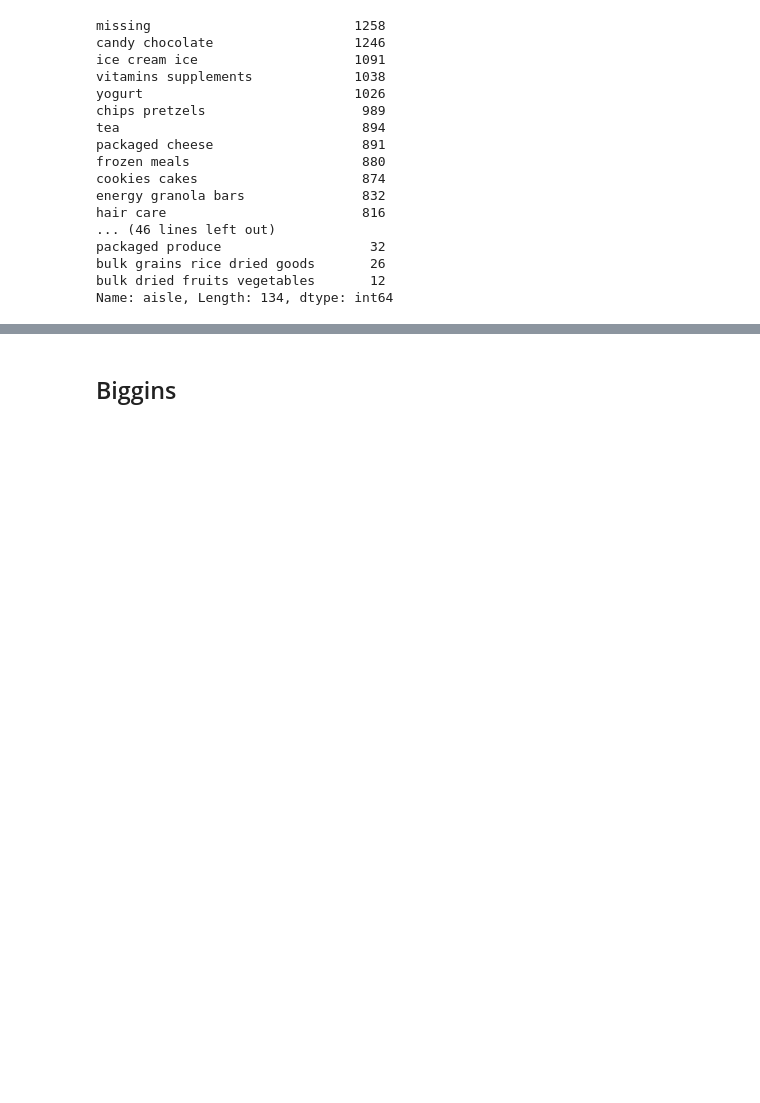
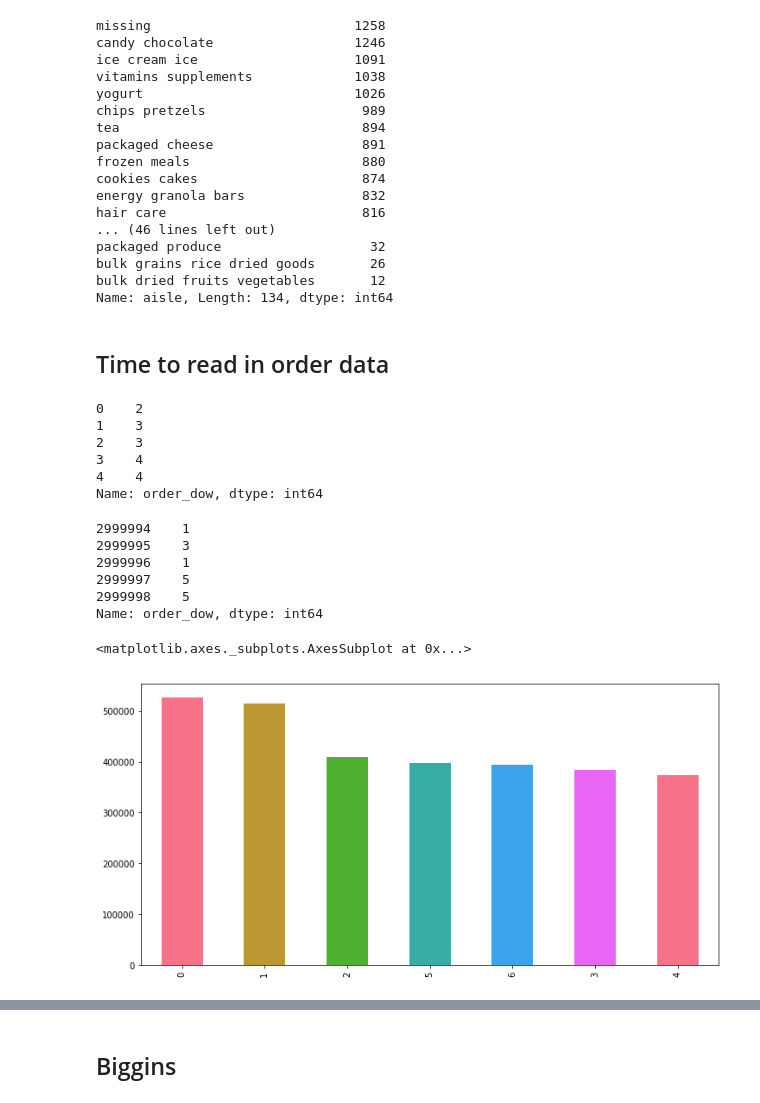
Before and after one commit to glamrock/ds-proj-notes, a Jupyter notebook: capstone_v1.ipynb, the cells around one changed output, grey strips where cells are left out. Cells and saved outputs as stored; diff of their text form; code cells hidden in the pictures; blank space fills up the shorter version.

```diff
--- a/capstone_v1.ipynb
+++ b/capstone_v1.ipynb
@@ -209,5 +219,47 @@ Name: aisle, Length: 134, dtype: int64
 #pda.hist(column='department', by='aisle');
 
 # do some groupbys instead
+# %% [markdown]
+## Time to read in order data
+# %%
+# replace numbers with day names
+#orders.order_dow.replace('', '', inplace=True)
+
+# first let's copy the column
+orders.order_dow_named = orders.order_dow.copy()
+# %%
+orders.order_dow_named.head()
+
+#orders.order_dow.head()
+# %% [output]
+0    2
+1    3
+2    3
+3    4
+4    4
+Name: order_dow, dtype: int64
+# %%
+# replace values with real names -- no idea why this didn't work (lack of memory?)
+orders.order_dow_named.replace('0', 'Monday', inplace=True)
+orders.order_dow_named.replace('1', 'Tuesday', inplace=True)
+orders.order_dow_named.replace('2', 'Wednesday', inplace=True)
+orders.order_dow_named.replace('3', 'Thursday', inplace=True)
+orders.order_dow_named.replace('4', 'Friday', inplace=True)
+orders.order_dow_named.replace('5', 'Saturday', inplace=True)
+orders.order_dow_named.replace('6', 'Sunday', inplace=True)
+# %%
+orders.order_dow_named.tail()
+# %% [output]
+2999994    1
+2999995    3
+2999996    1
+2999997    5
+2999998    5
+Name: order_dow, dtype: int64
 # %%
 # plot bar chart by days of week
+
+orders.order_dow_named.value_counts().plot(kind='bar', figsize=(12,6))
+# %% [output]
+<matplotlib.axes._subplots.AxesSubplot at 0x...>
+[figure, added]
```
Also changed, not shown: parts of 23 cells of this notebook.
